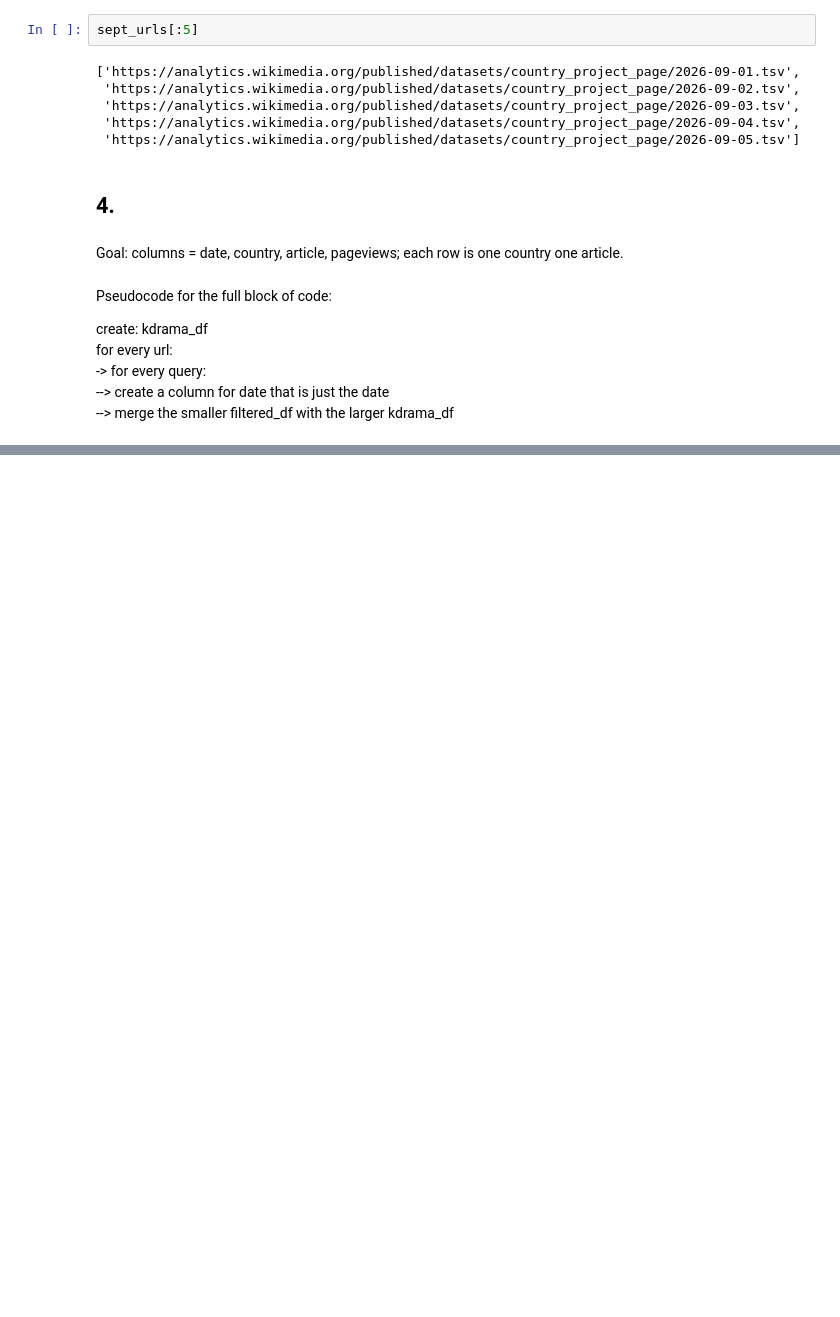
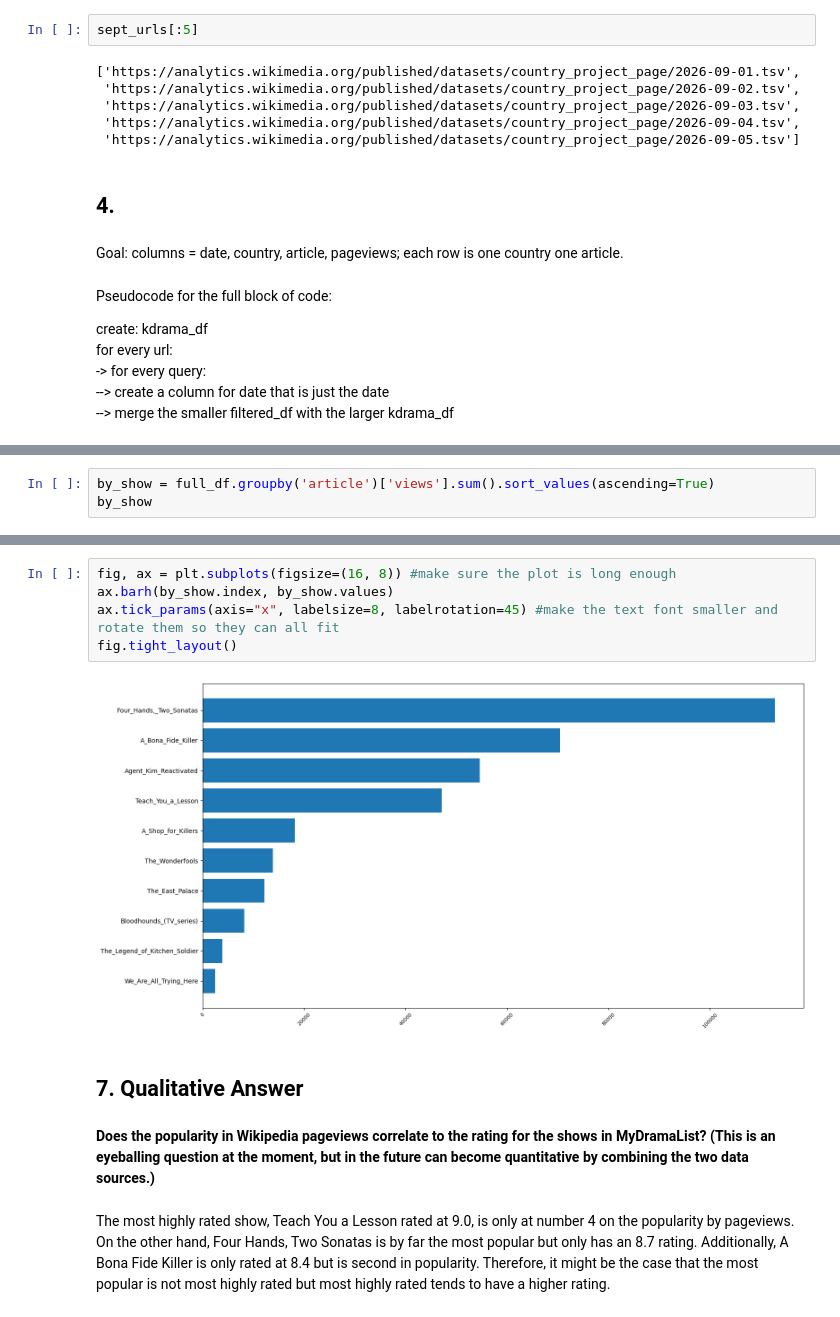
Before and after one commit to crystalzhaozj/week5-lab, a Jupyter notebook: week5-task3.ipynb, the cells around one changed output, grey strips where cells are left out. Cells and saved outputs as stored; diff of their text form; blank space fills up the shorter version.

```diff
--- a/week5-task3.ipynb
+++ b/week5-task3.ipynb
@@ -366,0 +281,3 @@ full_df.tail()
+# %%
+by_show = full_df.groupby('article')['views'].sum().sort_values(ascending=True)
+by_show
@@ -366,0 +297,13 @@ full_df.tail()
+# %%
+fig, ax = plt.subplots(figsize=(16, 8)) #make sure the plot is long enough
+ax.barh(by_show.index, by_show.values)
+ax.tick_params(axis="x", labelsize=8, labelrotation=45) #make the text font smaller and rotate them so they can all fit
+fig.tight_layout()
+# %% [output]
+[figure, added]
+# %% [markdown]
+## 7. Qualitative Answer
+# %% [markdown]
+**Does the popularity in Wikipedia pageviews correlate to the rating for the shows in MyDramaList? (This is an eyeballing question at the moment, but in the future can become quantitative by combining the two data sources.)**
+# %% [markdown]
+The most highly rated show, Teach You a Lesson rated at 9.0, is only at number 4 on the popularity by pageviews. On the other hand, Four Hands, Two Sonatas is by far the most popular but only has an 8.7 rating. Additionally, A Bona Fide Killer is only rated at 8.4 but is second in popularity. Therefore, it might be the case that the most popular is not most highly rated but most highly rated tends to have a higher rating.
```
Also changed, not shown: parts of 21 cells of this notebook.
